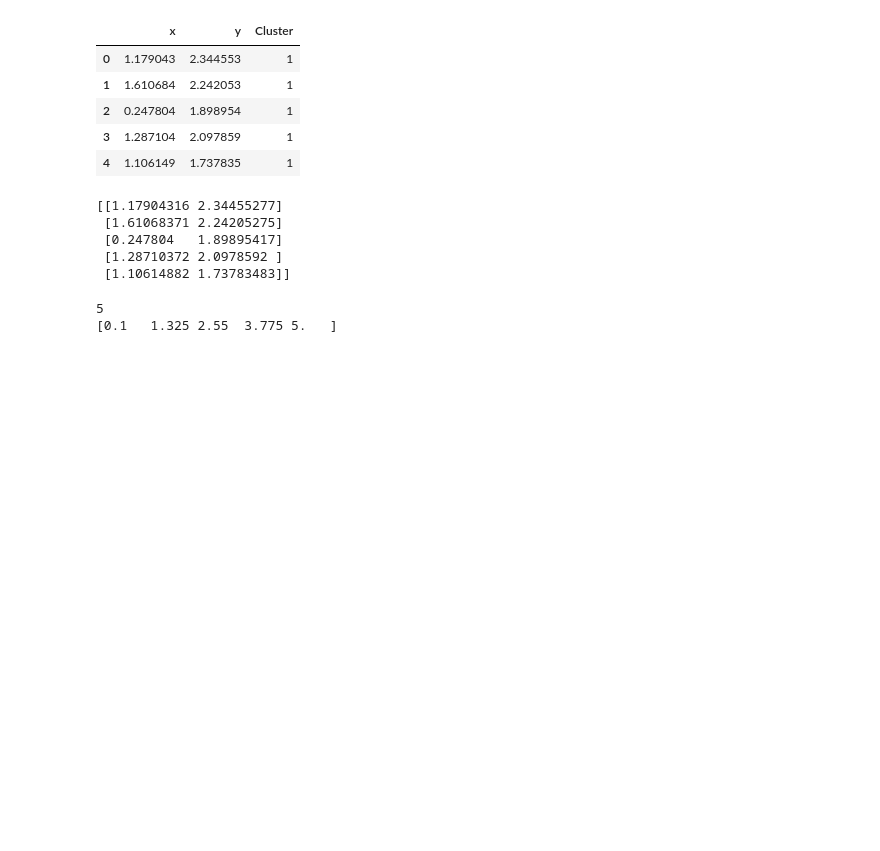
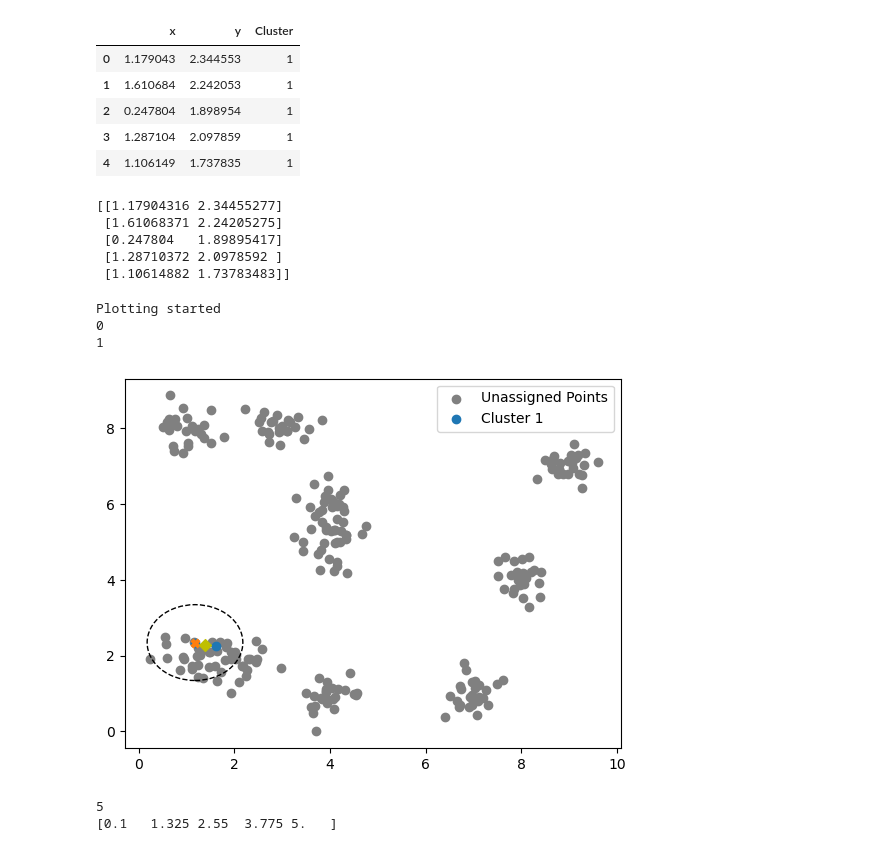
Before and after one commit to mleiwe/dCrawler, a Jupyter notebook: Python_implementation/crawler_sklearn_interface.ipynb, the cells around one changed output. Cells and saved outputs as stored; diff of their text form; code cells hidden in the pictures; blank space fills up the shorter version.

```diff
--- a/Python_implementation/crawler_sklearn_interface.ipynb
+++ b/Python_implementation/crawler_sklearn_interface.ipynb
@@ -149,6 +149,19 @@ def plot_crawler_state(data,cluster_list,centroids,threshold):
             ax.add_patch(r)
 
     plt.legend()
+# %%
+n_points = len(data)
+cluster_list = [0] * n_points
+cluster_list[0] = 1
+cluster_list[1] = 1
+centroids = [data[0,:]]
+threshold = 1
+plot_crawler_state(data,cluster_list,centroids,threshold)
+# %% [output]
+Plotting started
+0
+1
+[figure, added]
 # %%
 th_range = np.linspace(0.1, 5, 5)
 print(len(th_range))
```
Also changed, not shown: parts of 1 cell of this notebook.
